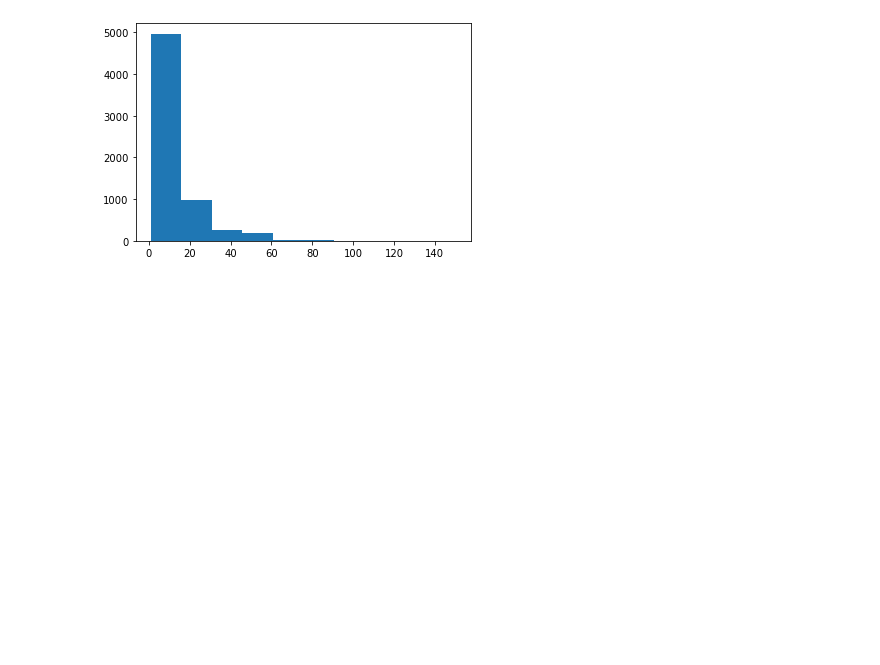
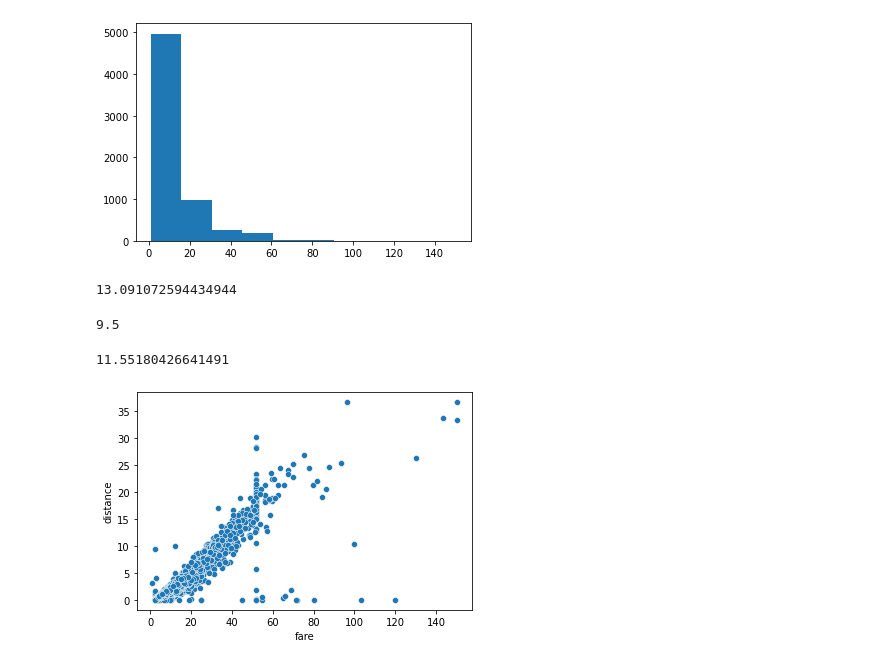
Before and after one commit to ClaireAgaba/Data-Science, a Jupyter notebook: taxis/taxis.ipynb, the cells around one changed output. Cells and saved outputs as stored; diff of their text form; code cells hidden in the pictures; blank space fills up the shorter version.

Commit message:
analyze the taxi dataset

```diff
--- a/taxis/taxis.ipynb
+++ b/taxis/taxis.ipynb
@@ -60,3 +60,20 @@ plt.hist(taxis['fare'])
 plt.show()
 # %% [output]
 [figure]
+# %%
+np.mean(taxis['fare'])
+# %% [output]
+13.091072594434944
+# %%
+np.median(taxis['fare'])
+# %% [output]
+9.5
+# %%
+np.std(taxis['fare'], ddof=1)
+# %% [output]
+11.55180426641491
+# %%
+sns.scatterplot(data = taxis, x = 'fare', y = 'distance')
+plt.show()
+# %% [output]
+[figure, added]
```
